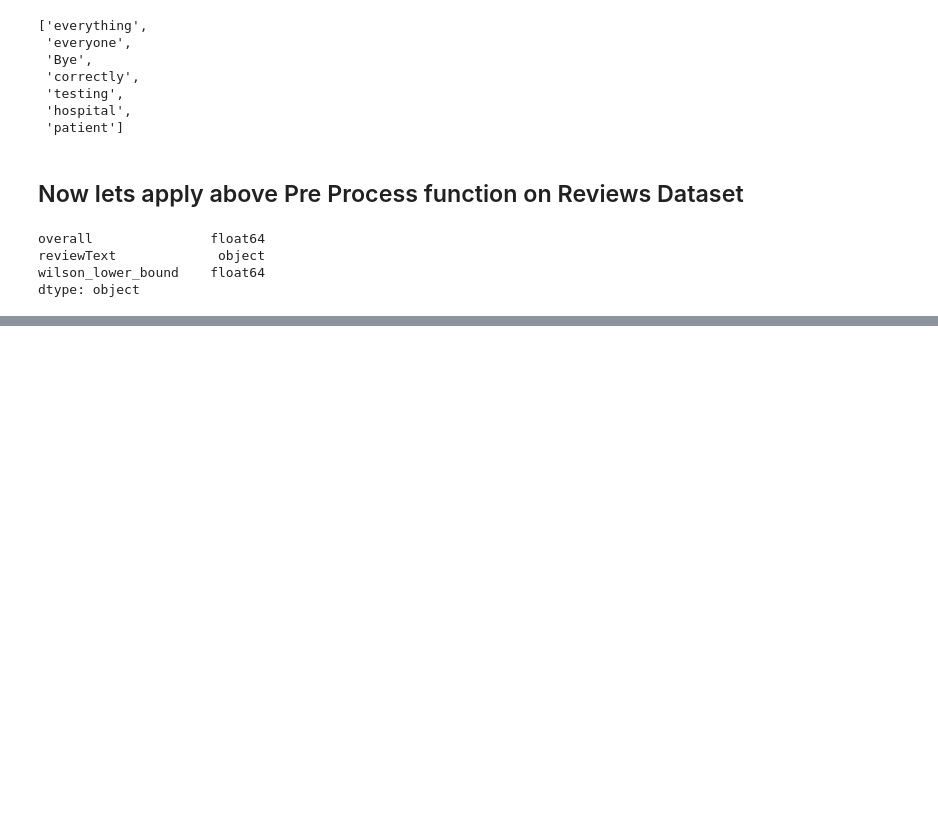
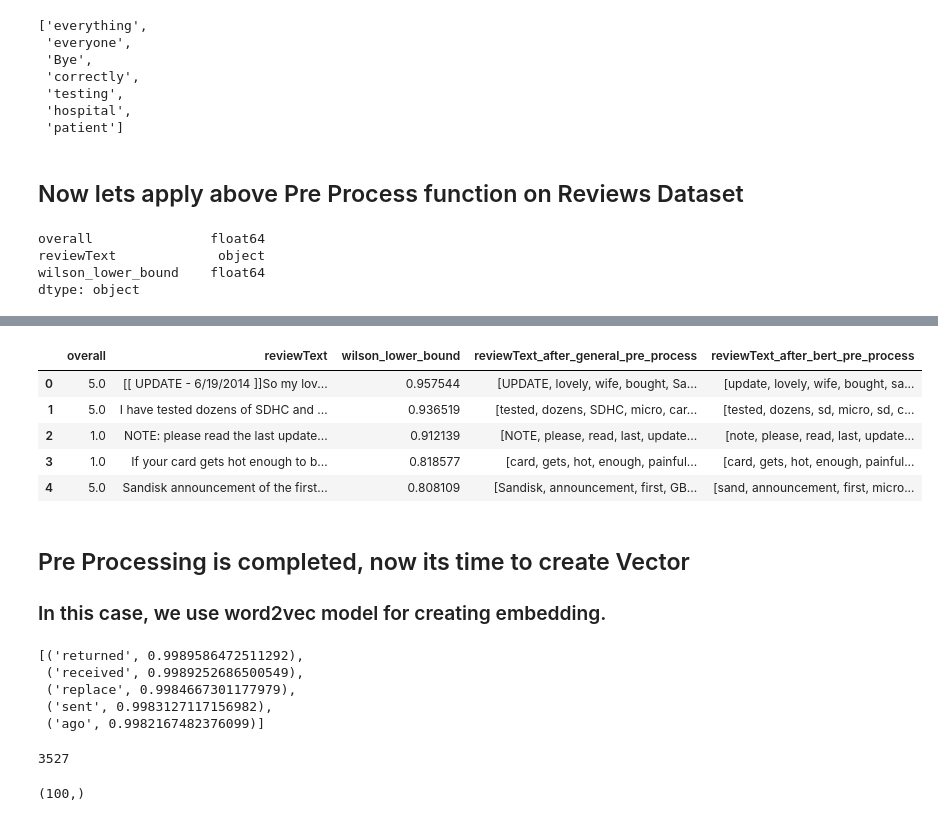
Before and after one commit to VenkyJishu/GenAI, a Jupyter notebook: NLP_Model/amazon_review_sentiment_analysis_with_wordvec.ipynb, the cells around one changed output, grey strips where cells are left out. Drawn from its saved outputs; the diff is of its cells as text; code cells hidden in the pictures; blank space fills up the shorter version.

Commit message:
word2vec model building

```diff
--- a/NLP_Model/amazon_review_sentiment_analysis_with_wordvec.ipynb
+++ b/NLP_Model/amazon_review_sentiment_analysis_with_wordvec.ipynb
@@ -185,4 +185,4 @@ reviewText             object
 wilson_lower_bound    float64
 dtype: object
 # %%
-review_df_final['reviewText'].apply(pre_process)
+review_df_final['reviewText_after_general_pre_process'] =review_df_final['reviewText'].apply(pre_process)
@@ -235,0 +191,26 @@ def pre_process_batch(texts):
+# %%
+'''
+Below function purpose is same as above pre process function however we are using Bert Tokenizer Model which is useful for large dataset
+and also improve performance
+'''
+
+from transformers import BertTokenizer
+import nltk
+
+# Load the pre-trained BERT tokenizer once
+tokenizer = BertTokenizer.from_pretrained('bert-base-uncased')
+stop_words_list = nltk.corpus.stopwords.words('english')
+
+def pre_process_with_bert(text):
+    # Tokenize into sub words
+    tokens = tokenizer.tokenize(text)
+
+    # Remove stop words and punctuation and numbers in one go
+    tokens =[token.strip() for token in tokens if token not in stop_words_list and \
+                                                  token not in string.punctuation and \
+                                                         token.isalpha() and \
+                                                        not token.isdigit()
+                                                        ]
+
+
+    return tokens
@@ -235,0 +231,14 @@ def pre_process_batch(texts):
+# %%
+review_df_final['reviewText_after_bert_pre_process'] = review_df_final['reviewText'].apply(pre_process_with_bert)
+# %%
+review_df_final.head()
+# %% [output]
+|  | overall | reviewText | wilson_lower_bound | reviewText_after_general_pre_process | reviewText_after_bert_pre_process |
+| 0 | 5.0 | [[ UPDATE - 6/19/2014 ]]So my lov... | 0.957544 | [UPDATE, lovely, wife, bought, Sa... | [update, lovely, wife, bought, sa... |
+| 1 | 5.0 | I have tested dozens of SDHC and ... | 0.936519 | [tested, dozens, SDHC, micro, car... | [tested, dozens, sd, micro, sd, c... |
+| 2 | 1.0 | NOTE: please read the last update... | 0.912139 | [NOTE, please, read, last, update... | [note, please, read, last, update... |
+| 3 | 1.0 | If your card gets hot enough to b... | 0.818577 | [card, gets, hot, enough, painful... | [card, gets, hot, enough, painful... |
+| 4 | 5.0 | Sandisk announcement of the first... | 0.808109 | [Sandisk, announcement, first, GB... | [sand, announcement, first, micro... |
+# %% [markdown]
+## Pre Processing is completed, now its time to create Vector
+### In this case, we use word2vec model for creating embedding.
@@ -235,0 +258,16 @@ def pre_process_batch(texts):
+# %%
+word2vec_model.wv.most_similar('update',topn=5)
+# %% [output]
+[('returned', 0.9989586472511292),
+ ('received', 0.9989252686500549),
+ ('replace', 0.9984667301177979),
+ ('sent', 0.9983127117156982),
+ ('ago', 0.9982167482376099)]
+# %%
+# Get the list of words in the vocabulary
+vocab_list = list(word2vec_model.wv.index_to_key)
+print(len(vocab_list))
+word2vec_model.wv['update'].shape
+# %% [output]
+3527
+(100,)
```
Also changed, not shown: parts of 20 cells of this notebook, 1 other file.
